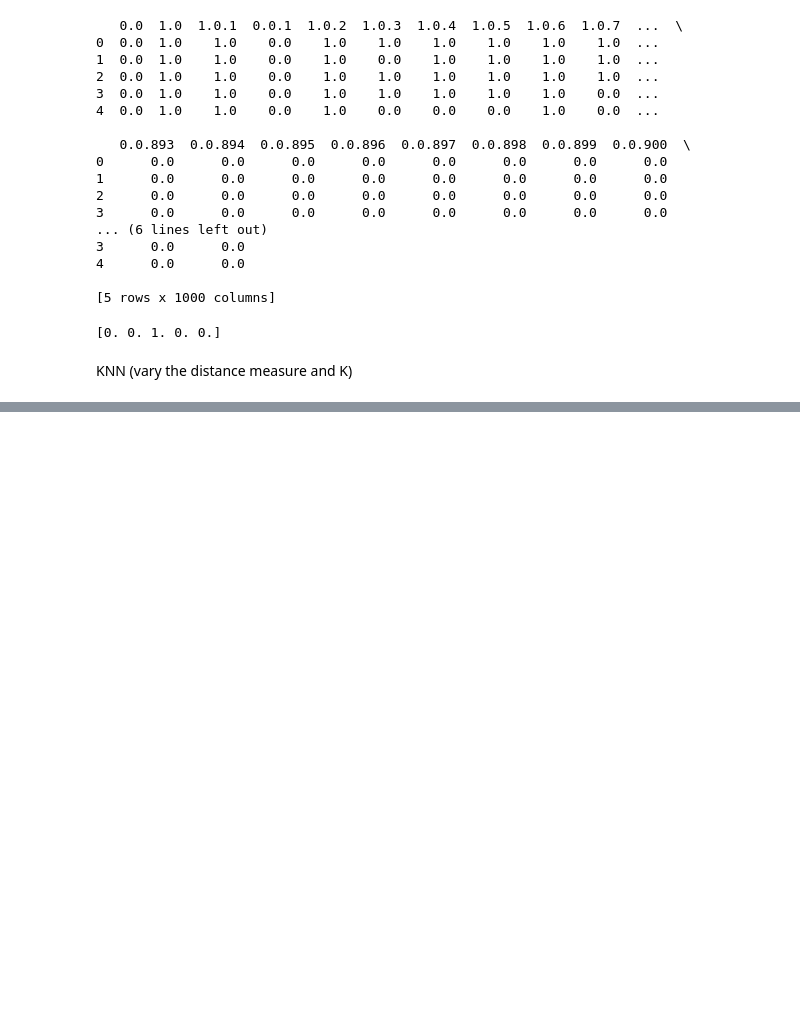
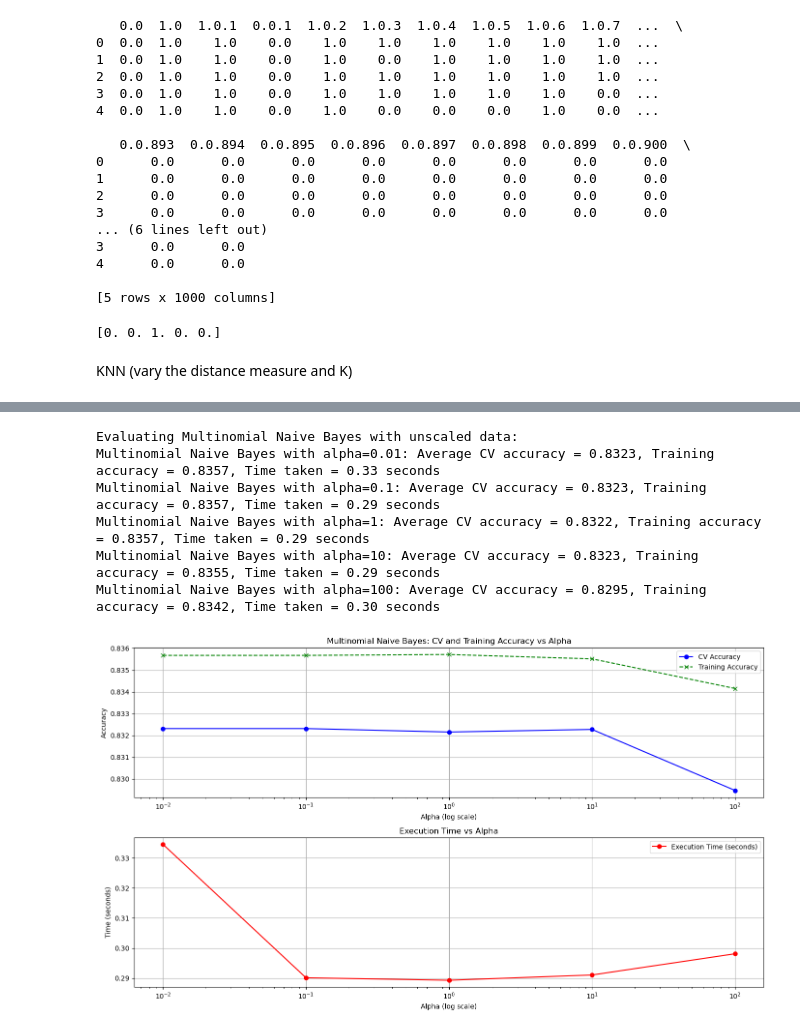
Before and after one commit to mencinas93/IMBM_Machine_Learning, a Jupyter notebook: Homework_3_Code.ipynb, the cells around one changed output, grey strips where cells are left out. Drawn from its saved outputs; the diff is of its cells as text; code cells hidden in the pictures; blank space fills up the shorter version.

```diff
--- a/Homework_3_Code.ipynb
+++ b/Homework_3_Code.ipynb
@@ -454,0 +466,80 @@ plt.show()
+# %%
+alpha_values = [0.01, 0.1, 1, 10, 100]
+kf = KFold(n_splits=4, shuffle=True, random_state=42)
+
+
+results = {
+    'alpha': alpha_values,
+    'cv_accuracy': [],
+    'train_accuracy': [],
+    'execution_time': []
+}
+
+
+def evaluate_mnb(X, y, alpha_values):
+    for alpha in alpha_values:
+        mnb = MultinomialNB(alpha=alpha)
+
+
+        start_time = time.time()
+
+
+        cv_scores = cross_val_score(mnb, X, y, cv=kf, scoring='accuracy')
+
+
+        elapsed_time = time.time() - start_time
+
+        avg_cv_accuracy = np.mean(cv_scores)
+
+
+        mnb.fit(X, y)
+        train_accuracy = mnb.score(X, y)
+
+
+        results['cv_accuracy'].append(avg_cv_accuracy)
+        results['train_accuracy'].append(train_accuracy)
+        results['execution_time'].append(elapsed_time)
+
+        print(f"Multinomial Naive Bayes with alpha={alpha}: "
+              f"Average CV accuracy = {avg_cv_accuracy:.4f}, "
+              f"Training accuracy = {train_accuracy:.4f}, "
+              f"Time taken = {elapsed_time:.2f} seconds")
+
+
+print("Evaluating Multinomial Naive Bayes with unscaled data:")
+evaluate_mnb(X_train.values, y_train, alpha_values)
+
+
+plt.figure(figsize=(14, 8))
+
+
+plt.subplot(2, 1, 1)
+plt.plot(results['alpha'], results['cv_accuracy'], marker='o', linestyle='-', color='b', label='CV Accuracy')
+plt.plot(results['alpha'], results['train_accuracy'], marker='x', linestyle='--', color='g', label='Training Accuracy')
+plt.xscale('log')
+plt.title('Multinomial Naive Bayes: CV and Training Accuracy vs Alpha')
+plt.xlabel('Alpha (log scale)')
+plt.ylabel('Accuracy')
+plt.grid(True)
+plt.legend()
+
+
+plt.subplot(2, 1, 2)
+plt.plot(results['alpha'], results['execution_time'], marker='o', linestyle='-', color='r', label='Execution Time (seconds)')
+plt.xscale('log')
+plt.title('Execution Time vs Alpha')
+plt.xlabel('Alpha (log scale)')
+plt.ylabel('Time (seconds)')
+plt.grid(True)
+plt.legend()
+
+plt.tight_layout()
+plt.show()
+# %% [output]
+Evaluating Multinomial Naive Bayes with unscaled data:
+Multinomial Naive Bayes with alpha=0.01: Average CV accuracy = 0.8323, Training accuracy = 0.8357, Time taken = 0.33 seconds
+Multinomial Naive Bayes with alpha=0.1: Average CV accuracy = 0.8323, Training accuracy = 0.8357, Time taken = 0.29 seconds
+Multinomial Naive Bayes with alpha=1: Average CV accuracy = 0.8322, Training accuracy = 0.8357, Time taken = 0.29 seconds
+Multinomial Naive Bayes with alpha=10: Average CV accuracy = 0.8323, Training accuracy = 0.8355, Time taken = 0.29 seconds
+Multinomial Naive Bayes with alpha=100: Average CV accuracy = 0.8295, Training accuracy = 0.8342, Time taken = 0.30 seconds
+[figure, added]
```
Also changed, not shown: parts of 16 cells of this notebook.
